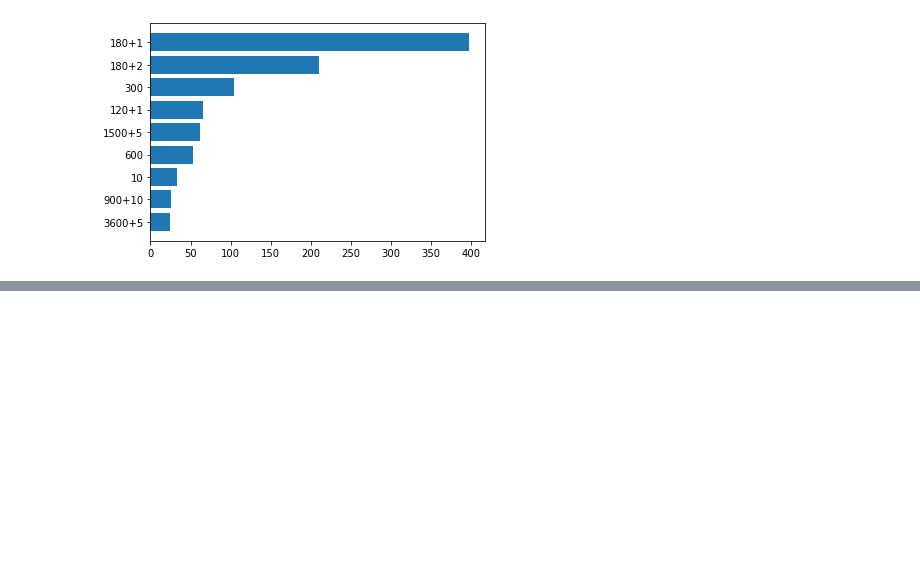
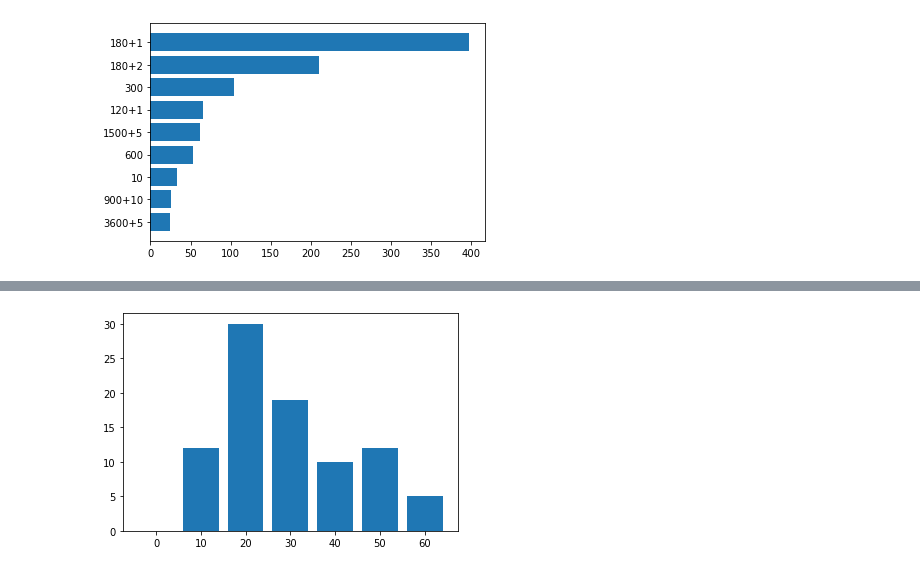
Before and after one commit to aburenko/jupyter_notebooks, a Jupyter notebook: Time analysis of top players.ipynb, the cells around one changed output, grey strips where cells are left out. Cells and saved outputs as stored; diff of their text form; code cells hidden in the pictures; blank space fills up the shorter version.

Commit message:
analyse length of the games in moves

```diff
--- a/Time analysis of top players.ipynb
+++ b/Time analysis of top players.ipynb
@@ -38,7 +38,7 @@ get_frequency_of_played_formats(data)
 # %% [output]
 Counter({'1/259200': 1, '1500+5': 9, '180': 11, '1/1209600': 1, '600': 3})
 # %%
-def get_frequencies_for_players(players, time_control="600"):
+def get_frequencies_for_players(players):
     player_frequency = {}
     for player in players:
         data = get_player_games_by_month(player, month=1, year=2021)
@@ -82,0 +126,40 @@ plt.show()
+# %%
+import numpy as np
+
+def filter_players(player_moves_count, played_games = 5):
+    return dict(filter(lambda x: len(x[1])>played_games, player_moves_count.items()))
+
+def get_number_of_games_with_moves_number(player_moves_count, step=10, until=60):
+    moves_graduation = np.arange(start = 0, stop = until + step, step = step)
+    moves_graduation_counter = dict.fromkeys(moves_graduation, 0)
+    for move_counters in player_moves_count.values():
+        for move_count in move_counters:
+            if (move_count > until):
+                    moves_graduation_counter[until] = moves_graduation_counter[until] + 1;
+                    continue
+            move_count -= move_count % 10;
+            moves_graduation_counter[move_count] = moves_graduation_counter[move_count] + 1;
+    return moves_graduation_counter
+# %%
+# moves number in a game
+import numpy as np
+import matplotlib.pyplot as plt
+
+# get data
+dict_moves_count = get_number_of_games_with_moves_number(filter_players(player_moves_count))
+
+height = dict_moves_count.values()
+bars = dict_moves_count.keys()
+
+y_pos = np.arange(len(bars))
+
+# Create bars
+plt.bar(y_pos, height)
+
+# Create names on the x-axis
+plt.xticks(y_pos, bars)
+
+# Show graphic
+plt.show()
+# %% [output]
+[figure, added]
```
Also changed, not shown: parts of 4 cells of this notebook.
